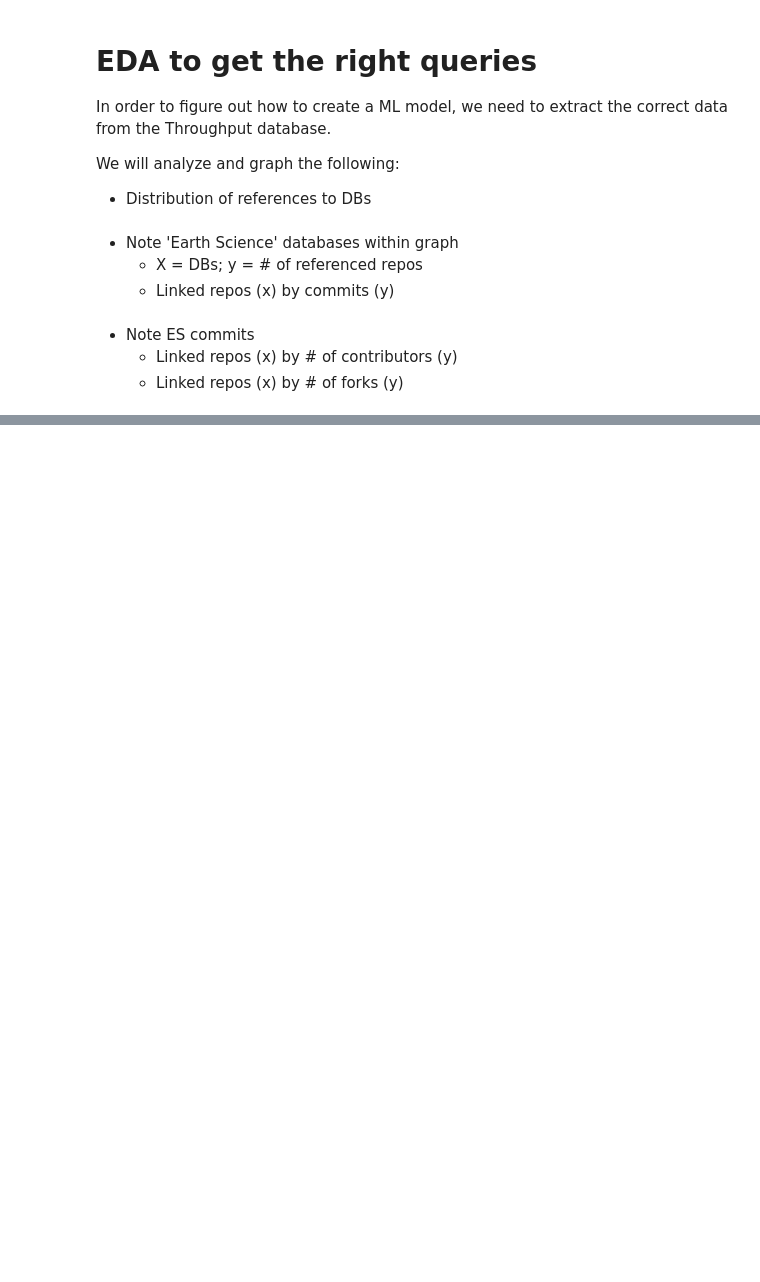
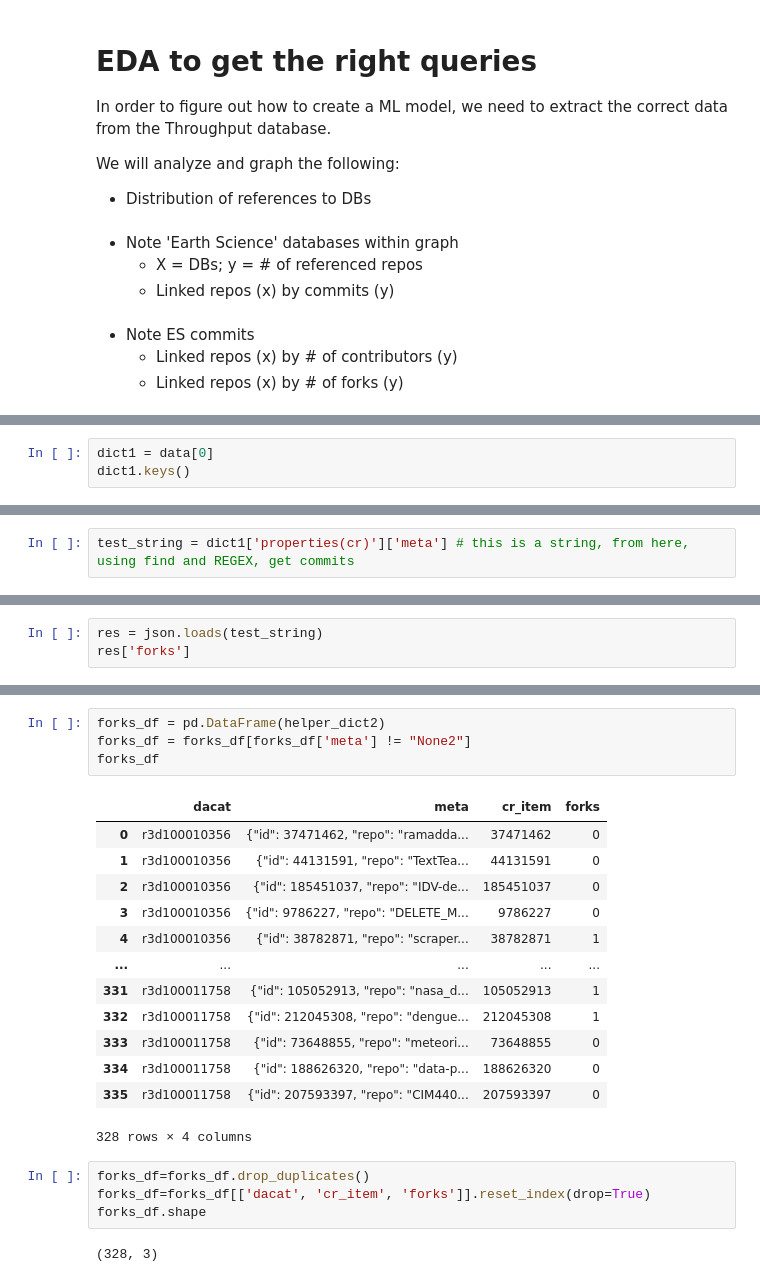
Before and after one commit to throughput-ec/NeotomaRecommender, a Jupyter notebook: neo4j.ipynb, the cells around one changed output, grey strips where cells are left out. Saved outputs shown, nothing was run; the diff lists cells and outputs as text; blank space fills up the shorter version.

```diff
--- a/neo4j.ipynb
+++ b/neo4j.ipynb
@@ -256,0 +188,3 @@ for i in range(0,10):
+# %%
+dict1 = data[0]
+dict1.keys()
@@ -256,0 +205,2 @@ for i in range(0,10):
+# %%
+test_string = dict1['properties(cr)']['meta'] # this is a string, from here, using find and REGEX, get commits
@@ -256,0 +211,3 @@ for i in range(0,10):
+# %%
+res = json.loads(test_string)
+res['forks']
@@ -256,0 +245,24 @@ for i in range(0,10):
+# %%
+forks_df = pd.DataFrame(helper_dict2)
+forks_df = forks_df[forks_df['meta'] != "None2"]
+forks_df
+# %% [output]
+|  | dacat | meta | cr_item | forks |
+| 0 | r3d100010356 | {"id": 37471462, "repo": "ramadda... | 37471462 | 0 |
+| 1 | r3d100010356 | {"id": 44131591, "repo": "TextTea... | 44131591 | 0 |
+| 2 | r3d100010356 | {"id": 185451037, "repo": "IDV-de... | 185451037 | 0 |
+| 3 | r3d100010356 | {"id": 9786227, "repo": "DELETE_M... | 9786227 | 0 |
+| 4 | r3d100010356 | {"id": 38782871, "repo": "scraper... | 38782871 | 1 |
+| ... | ... | ... | ... | ... |
+| 331 | r3d100011758 | {"id": 105052913, "repo": "nasa_d... | 105052913 | 1 |
+| 332 | r3d100011758 | {"id": 212045308, "repo": "dengue... | 212045308 | 1 |
+| 333 | r3d100011758 | {"id": 73648855, "repo": "meteori... | 73648855 | 0 |
+| 334 | r3d100011758 | {"id": 188626320, "repo": "data-p... | 188626320 | 0 |
+| 335 | r3d100011758 | {"id": 207593397, "repo": "CIM440... | 207593397 | 0 |
+328 rows × 4 columns
+# %%
+forks_df=forks_df.drop_duplicates()
+forks_df=forks_df[['dacat', 'cr_item', 'forks']].reset_index(drop=True)
+forks_df.shape
+# %% [output]
+(328, 3)
```
Also changed, not shown: parts of 68 cells of this notebook.
